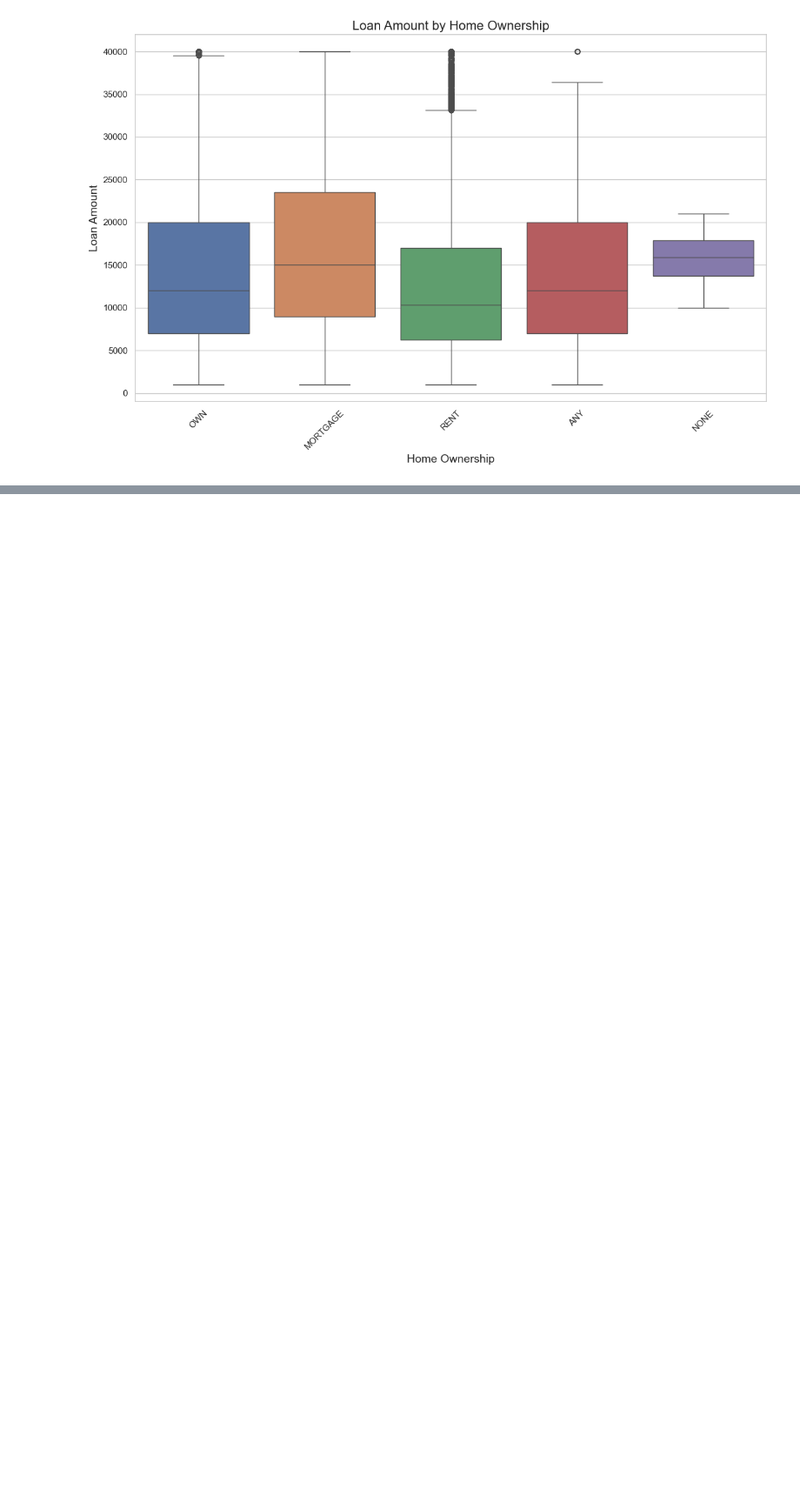
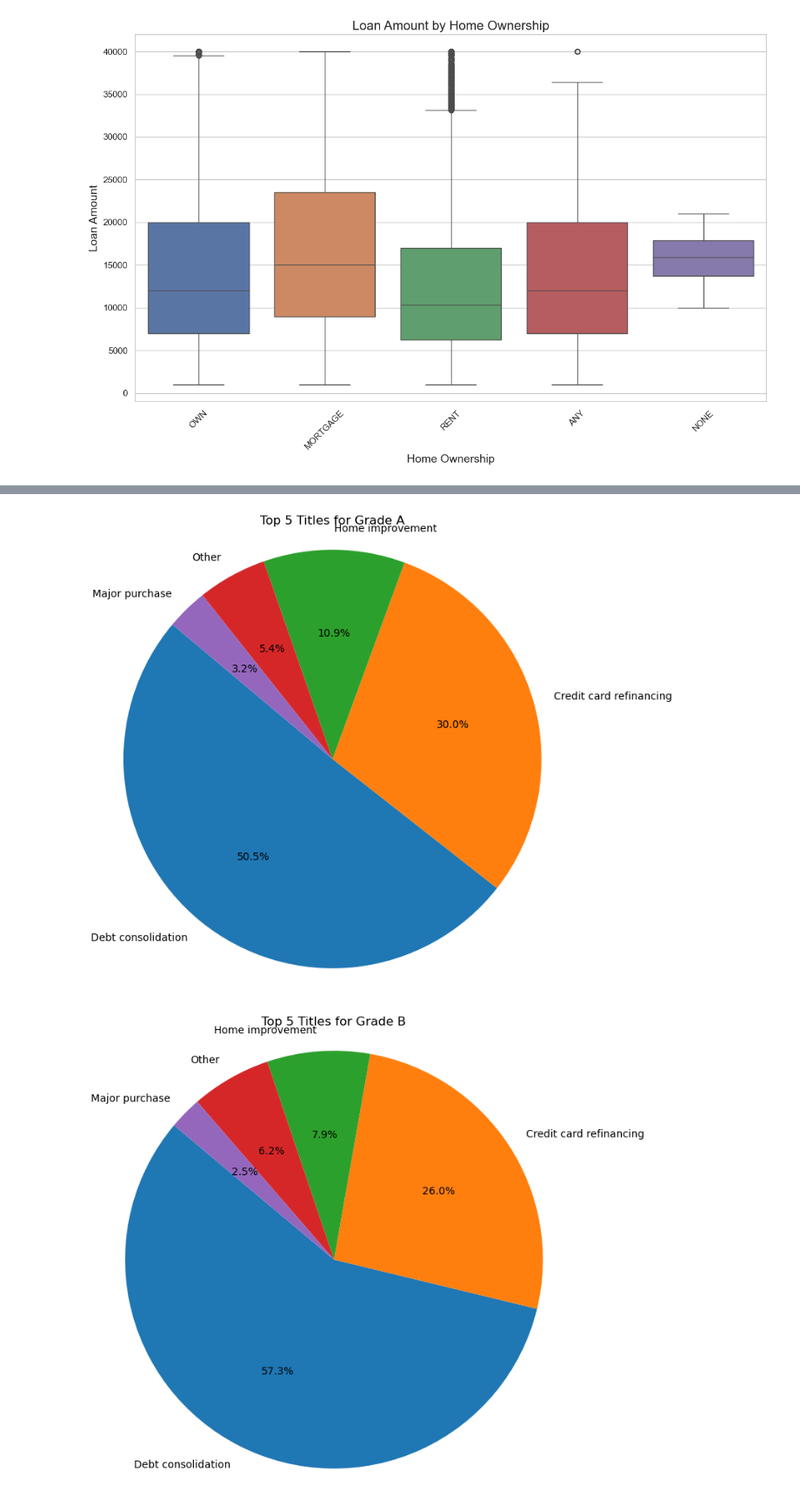
Before and after one commit to karenreyesss/1st-project-bootcamp, a Jupyter notebook: project1.ipynb, the cells around one changed output, grey strips where cells are left out. Shown at 87% size. Drawn from its saved outputs; the diff is of its cells as text; code cells hidden in the pictures; blank space fills up the shorter version.

```diff
--- a/project1.ipynb
+++ b/project1.ipynb
@@ -445,0 +534,38 @@ plt.show()
+# %%
+# Group the data by 'grade' and count the occurrences of each title
+title_counts_by_grade = lending_club_data.groupby('grade')['title'].value_counts().reset_index(name='count')
+
+# Sort the counts within each grade
+title_counts_by_grade.sort_values(by=['grade', 'count'], ascending=[True, False], inplace=True)
+
+# Select the top 5 titles for each grade
+top_titles_by_grade = title_counts_by_grade.groupby('grade').head(5)
+
+# Reset the index for readability
+top_titles_by_grade.reset_index(drop=True, inplace=True)
+# %%
+import matplotlib.pyplot as plt
+
+# Create directory to store images if it doesn't exist
+output_directory = 'Images-Karen'
+if not os.path.exists(output_directory):
+    os.makedirs(output_directory)
+
+# Create pie plots for each grade
+for grade, group_data in top_titles_by_grade.groupby('grade'):
+    plt.figure(figsize=(8, 8))
+    plt.pie(group_data['count'], labels=group_data['title'], autopct='%1.1f%%', startangle=140)
+    plt.title(f'Top 5 Titles for Grade {grade}')
+    plt.axis('equal')  # Equal aspect ratio ensures that pie is drawn as a circle.
+
+    # Generate file name based on grade value
+    file_name = os.path.join(output_directory, f'Top_5_Titles_for_Grade_{grade}.jpg')
+
+    # Save the plot with the generated file name
+    plt.savefig(file_name)
+
+    # Show the plot
+    plt.show()
+# %% [output]
+[figure, added]
+[figure, added]
```
Also changed, not shown: parts of 13 cells of this notebook.
